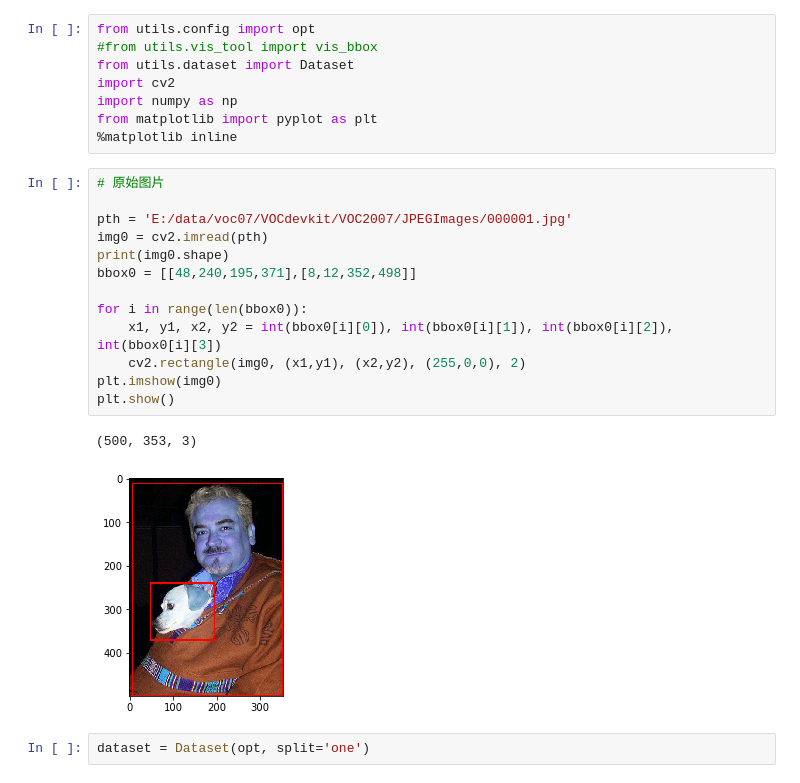
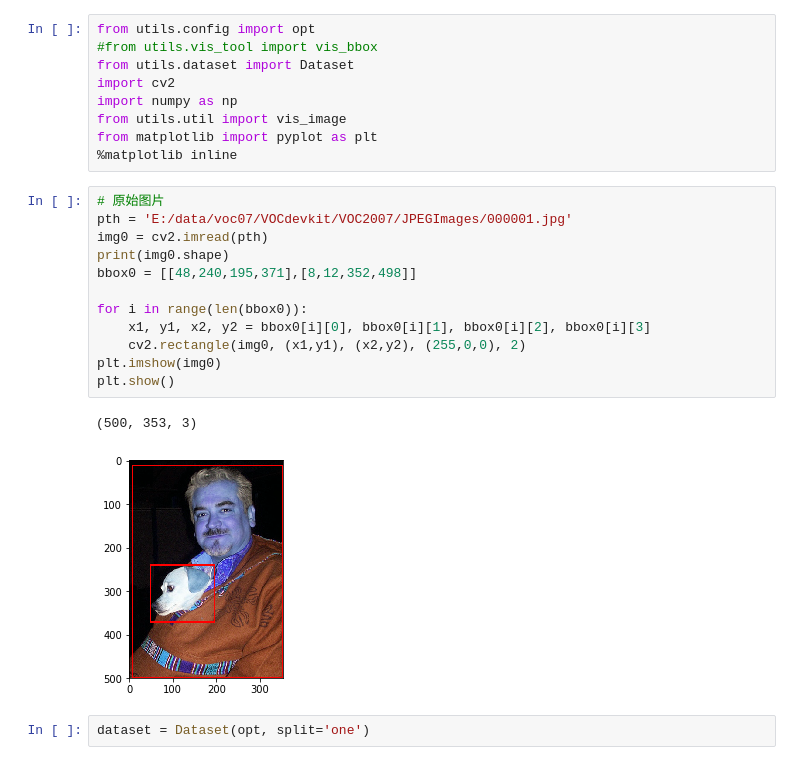
Before and after one commit to hktxt/fasterrcnn, a Jupyter notebook: Untitled.ipynb, the cells around one changed output. Cells and saved outputs as stored; diff of their text form.

```diff
--- a/Untitled.ipynb
+++ b/Untitled.ipynb
@@ -4,24 +4,24 @@ from utils.config import opt
 from utils.dataset import Dataset
 import cv2
 import numpy as np
+from utils.util import vis_image
 from matplotlib import pyplot as plt
 %matplotlib inline
 # %%
 # 原始图片
-
 pth = 'E:/data/voc07/VOCdevkit/VOC2007/JPEGImages/000001.jpg'
 img0 = cv2.imread(pth)
 print(img0.shape)
 bbox0 = [[48,240,195,371],[8,12,352,498]]
 
 for i in range(len(bbox0)):
-    x1, y1, x2, y2 = int(bbox0[i][0]), int(bbox0[i][1]), int(bbox0[i][2]), int(bbox0[i][3])
+    x1, y1, x2, y2 = bbox0[i][0], bbox0[i][1], bbox0[i][2], bbox0[i][3]
     cv2.rectangle(img0, (x1,y1), (x2,y2), (255,0,0), 2)
 plt.imshow(img0)
 plt.show()
 # %% [output]
 (500, 353, 3)
-[figure, old version]
+[figure, new version]
 # %%
 dataset = Dataset(opt, split='one')
 # %%
```
Also changed, not shown: parts of 5 cells of this notebook, 24 other files.
